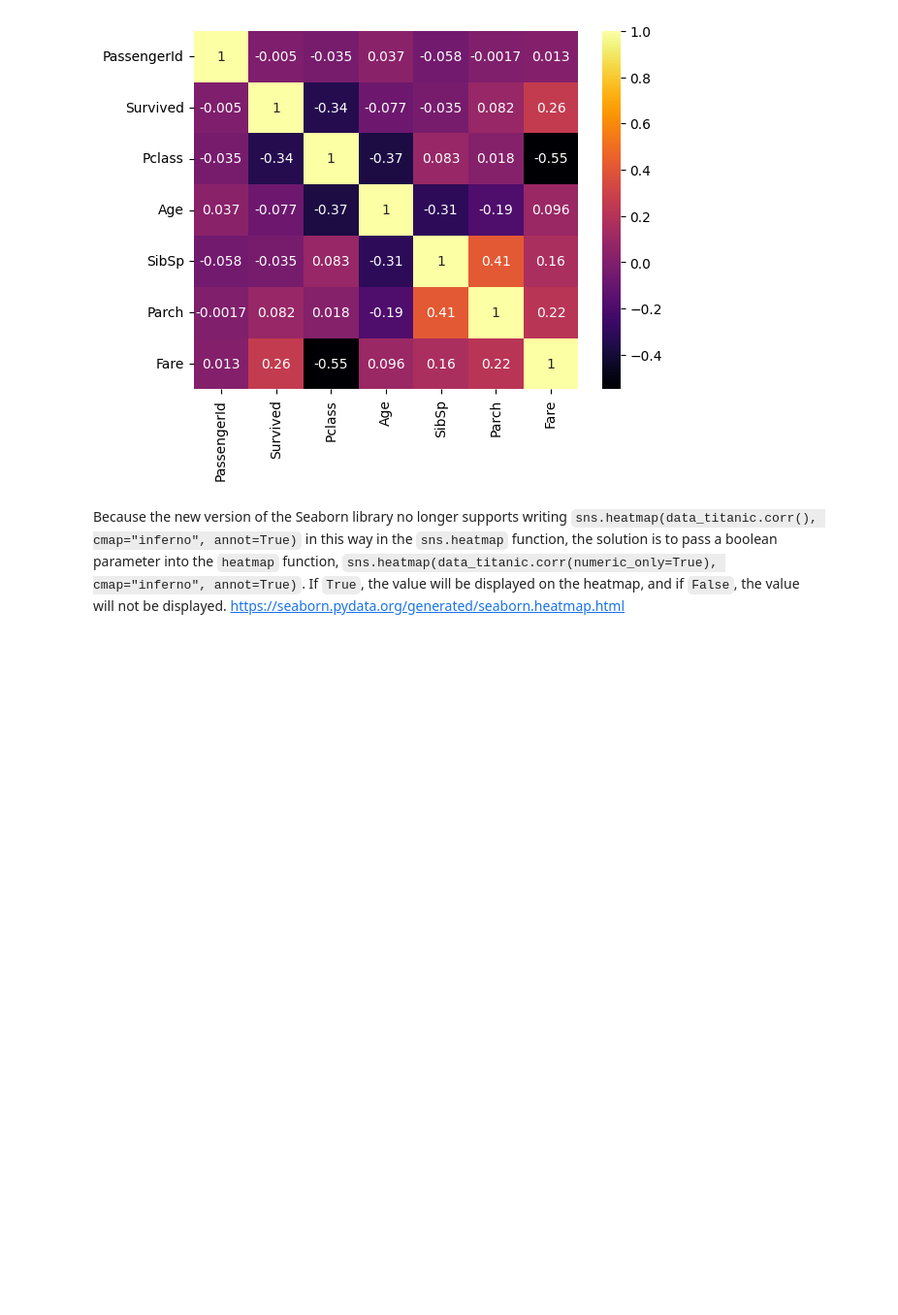
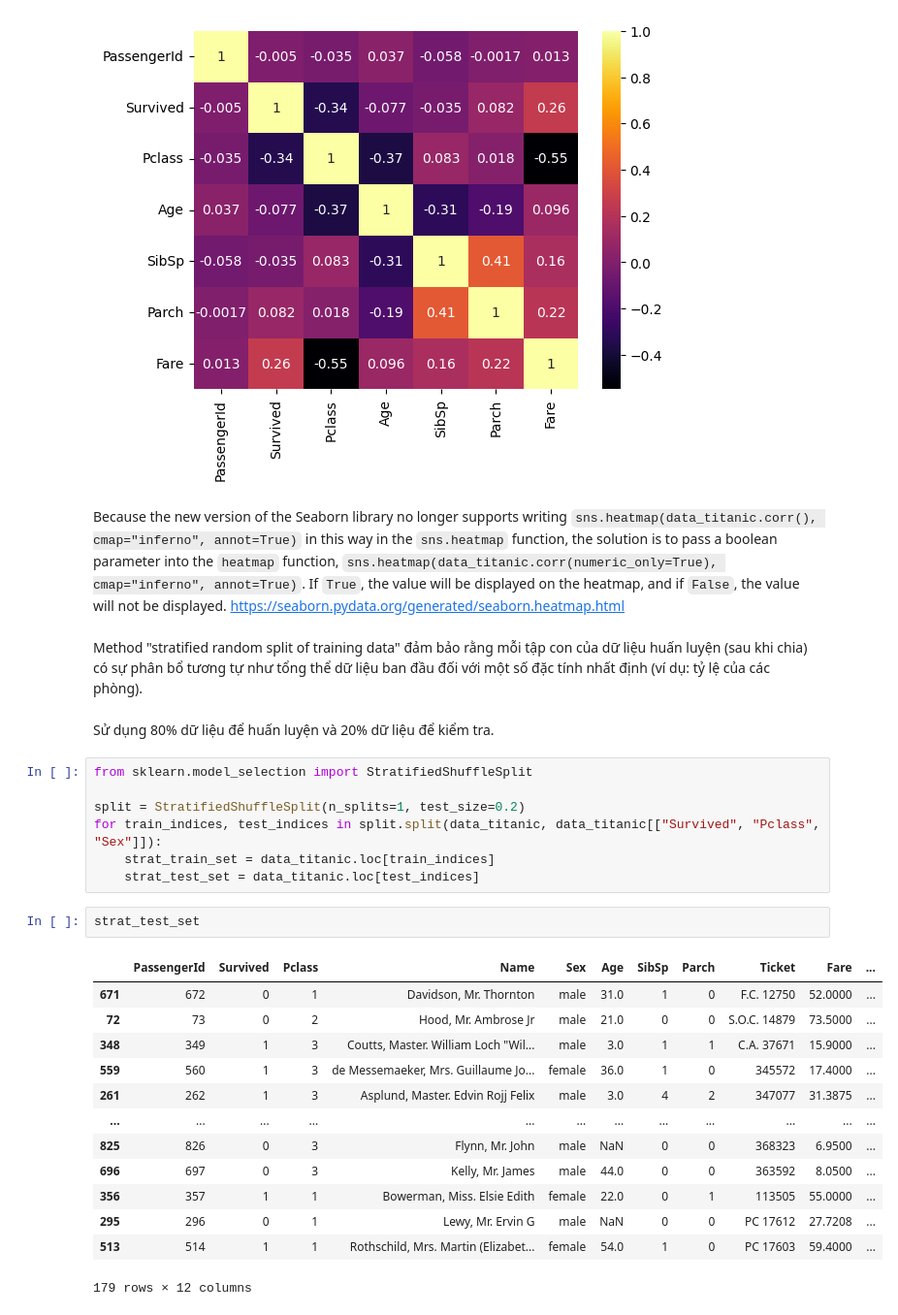
Before and after one commit to Anlh-ogr/Titanic_ML_From_Disaster, a Jupyter notebook: demo.ipynb, the cells around one changed output. Shown at 97% size. Cells and saved outputs as stored; diff of their text form; blank space fills up the shorter version.

Commit message:
stratified random split of training data
80% test train - 20% check data

```diff
--- a/demo.ipynb
+++ b/demo.ipynb
@@ -74,3 +74,30 @@ plt.show()
 [figure]
 # %% [markdown]
 Because the new version of the Seaborn library no longer supports writing `sns.heatmap(data_titanic.corr(), cmap="inferno", annot=True)` in this way in the `sns.heatmap` function, the solution is to pass a boolean parameter into the `heatmap` function, `sns.heatmap(data_titanic.corr(numeric_only=True), cmap="inferno", annot=True)`. If `True`, the value will be displayed on the heatmap, and if `False`, the value will not be displayed. https://seaborn.pydata.org/generated/seaborn.heatmap.html
+# %% [markdown]
+Method "stratified random split of training data" đảm bảo rằng mỗi tập con của dữ liệu huấn luyện (sau khi chia) có sự phân bổ tương tự như tổng thể dữ liệu ban đầu đối với một số đặc tính nhất định (ví dụ: tỷ lệ của các phòng).
+# %% [markdown]
+Sử dụng 80% dữ liệu để huấn luyện và 20% dữ liệu để kiểm tra.
+# %%
+from sklearn.model_selection import StratifiedShuffleSplit
+
+split = StratifiedShuffleSplit(n_splits=1, test_size=0.2)
+for train_indices, test_indices in split.split(data_titanic, data_titanic[["Survived", "Pclass", "Sex"]]):
+    strat_train_set = data_titanic.loc[train_indices]
+    strat_test_set = data_titanic.loc[test_indices]
+# %%
+strat_test_set
+# %% [output]
+|  | PassengerId | Survived | Pclass | Name | Sex | Age | SibSp | Parch | Ticket | Fare | ... |
+| 671 | 672 | 0 | 1 | Davidson, Mr. Thornton | male | 31.0 | 1 | 0 | F.C. 12750 | 52.0000 | ... |
+| 72 | 73 | 0 | 2 | Hood, Mr. Ambrose Jr | male | 21.0 | 0 | 0 | S.O.C. 14879 | 73.5000 | ... |
+| 348 | 349 | 1 | 3 | Coutts, Master. William Loch "Wil... | male | 3.0 | 1 | 1 | C.A. 37671 | 15.9000 | ... |
+| 559 | 560 | 1 | 3 | de Messemaeker, Mrs. Guillaume Jo... | female | 36.0 | 1 | 0 | 345572 | 17.4000 | ... |
+| 261 | 262 | 1 | 3 | Asplund, Master. Edvin Rojj Felix | male | 3.0 | 4 | 2 | 347077 | 31.3875 | ... |
+| ... | ... | ... | ... | ... | ... | ... | ... | ... | ... | ... | ... |
+| 825 | 826 | 0 | 3 | Flynn, Mr. John | male | NaN | 0 | 0 | 368323 | 6.9500 | ... |
+| 696 | 697 | 0 | 3 | Kelly, Mr. James | male | 44.0 | 0 | 0 | 363592 | 8.0500 | ... |
+| 356 | 357 | 1 | 1 | Bowerman, Miss. Elsie Edith | female | 22.0 | 0 | 1 | 113505 | 55.0000 | ... |
+| 295 | 296 | 0 | 1 | Lewy, Mr. Ervin G | male | NaN | 0 | 0 | PC 17612 | 27.7208 | ... |
+| 513 | 514 | 1 | 1 | Rothschild, Mrs. Martin (Elizabet... | female | 54.0 | 1 | 0 | PC 17603 | 59.4000 | ... |
+179 rows × 12 columns
```
